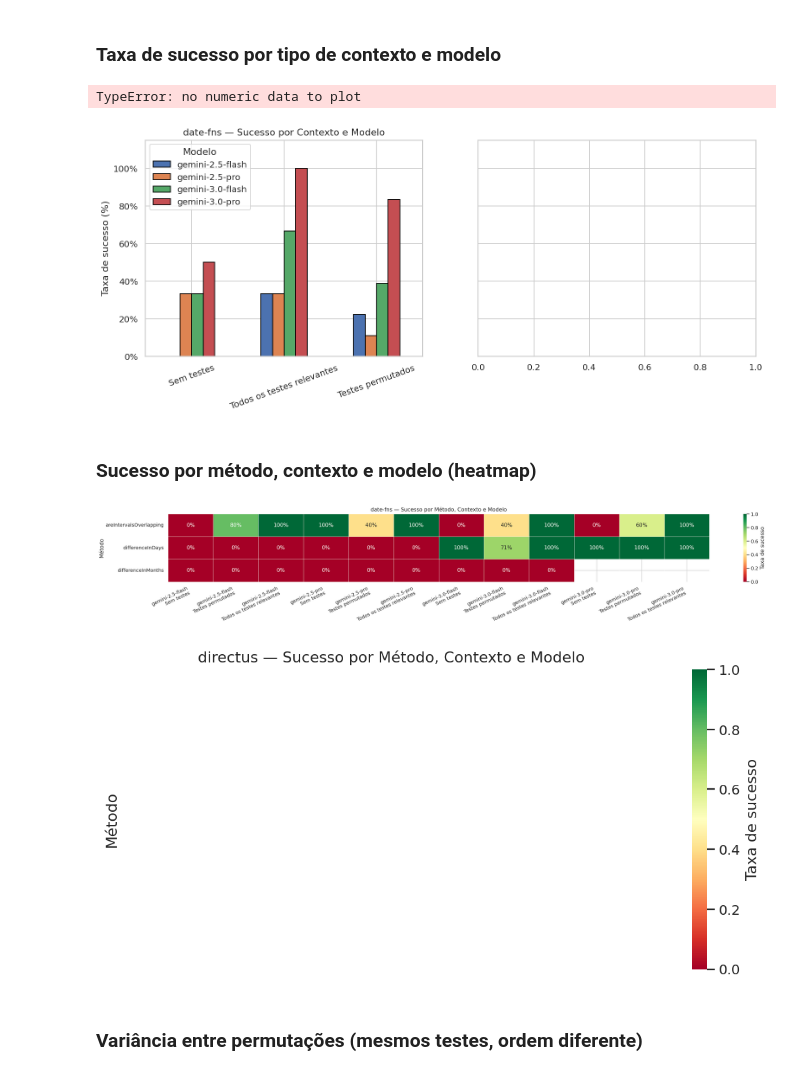
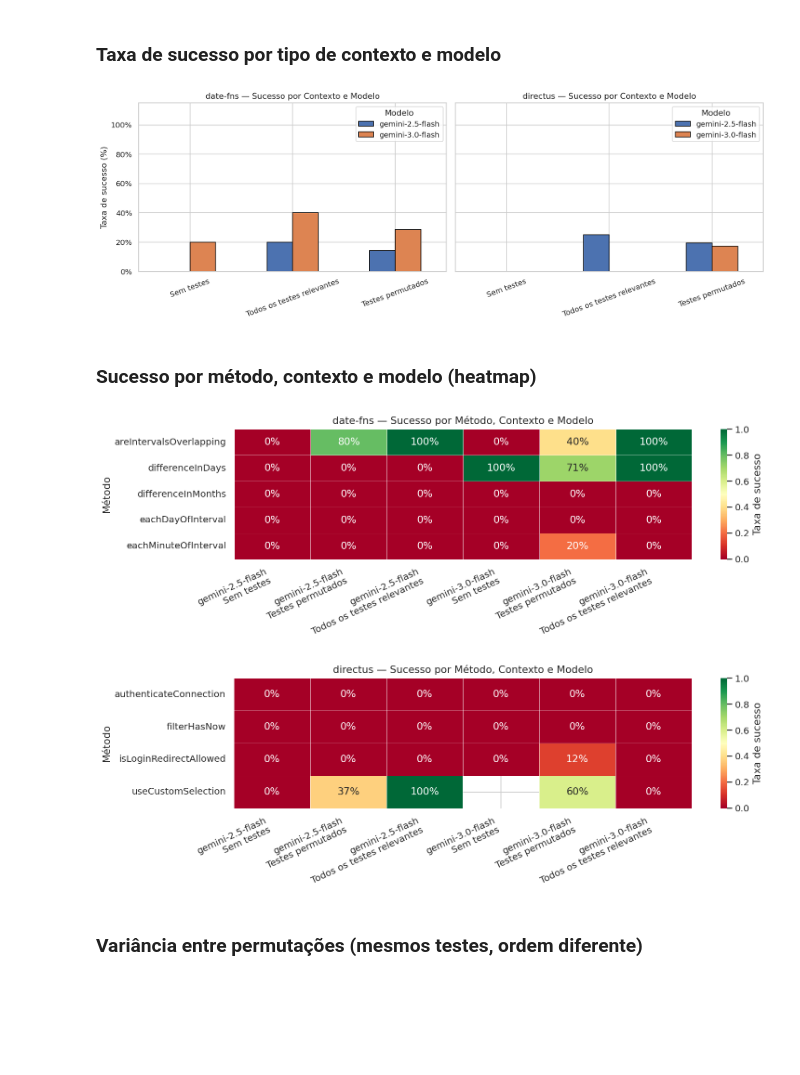
Before and after one commit to guilhermebkel/vem2026-test-driven-prompting, a Jupyter notebook: research/analysis.ipynb, the cells around one changed output. Saved outputs shown, nothing was run; the diff lists cells and outputs as text; code cells hidden in the pictures; blank space fills up the shorter version.

```diff
--- a/research/analysis.ipynb
+++ b/research/analysis.ipynb
@@ -32,6 +32,8 @@ df["totalPerms"]  = df["experimentSize"]
 df["subsetSize"]    = df["relevantTestCaseCount"]
 df["isFullContext"] = df["contextType"] != "no-relevant-test-case"
 
+df = df[df["model"].isin(["gemini-2.5-flash", "gemini-3.0-flash"])]
+
 print(df.shape)
 df.head(3)
 # %% [output]
@@ -106,35 +107,34 @@ plt.tight_layout()
 plt.savefig("success_by_context_model.png", bbox_inches="tight")
 plt.show()
 # %% [output]
-TypeError: no numeric data to plot
-[figure, old version]
+[figure, new version]
 # %% [markdown]
 ### Sucesso por método, contexto e modelo (heatmap)
 # %%
-for repo in ["date-fns", "directus"]:
+for repo in df["repositoryName"].dropna().unique():
     pivot = (
         df[df["repositoryName"] == repo]
         .groupby(["methodName", "contextType", "model"])["isTestSuiteSuccessful"]
         .mean()
         .reset_index()
         .assign(col=lambda d: d["model"] + "\n" + d["contextType"].map(CONTEXT_LABELS).fillna(d["contextType"]))
         .pivot(index="methodName", columns="col", values="isTestSuiteSuccessful")
         .fillna(np.nan)
     )
     plt.figure(figsize=(max(8, len(pivot.columns) * 2), max(4, len(pivot) * 0.6)))
     sns.heatmap(pivot, annot=True, fmt=".0%", cmap="RdYlGn",
                 vmin=0, vmax=1, linewidths=0.5,
                 cbar_kws={"label": "Taxa de sucesso"})
     plt.title(f"{repo} — Sucesso por Método, Contexto e Modelo")
     plt.xlabel("")
     plt.ylabel("Método")
     plt.xticks(rotation=25, ha="right")
     plt.tight_layout()
     plt.savefig(f"heatmap_method_{repo}.png", bbox_inches="tight")
     plt.show()
 # %% [output]
-[figure, old version]
+[figure, new version]
-[figure, old version]
+[figure, new version]
 # %% [markdown]
 ### Variância entre permutações (mesmos testes, ordem diferente)
 # %%
```
Also changed, not shown: parts of 6 cells of this notebook, 19 other files.
